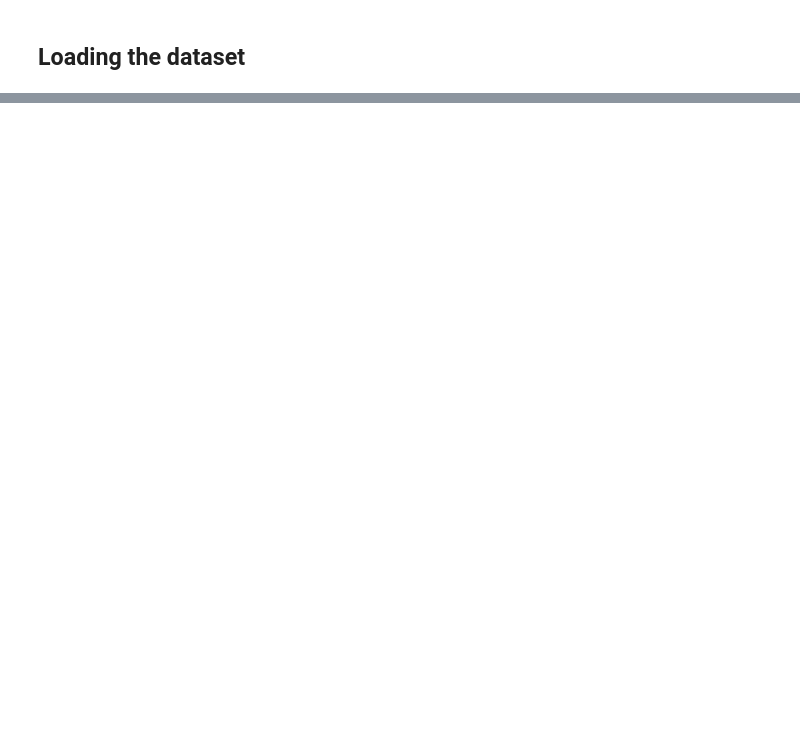
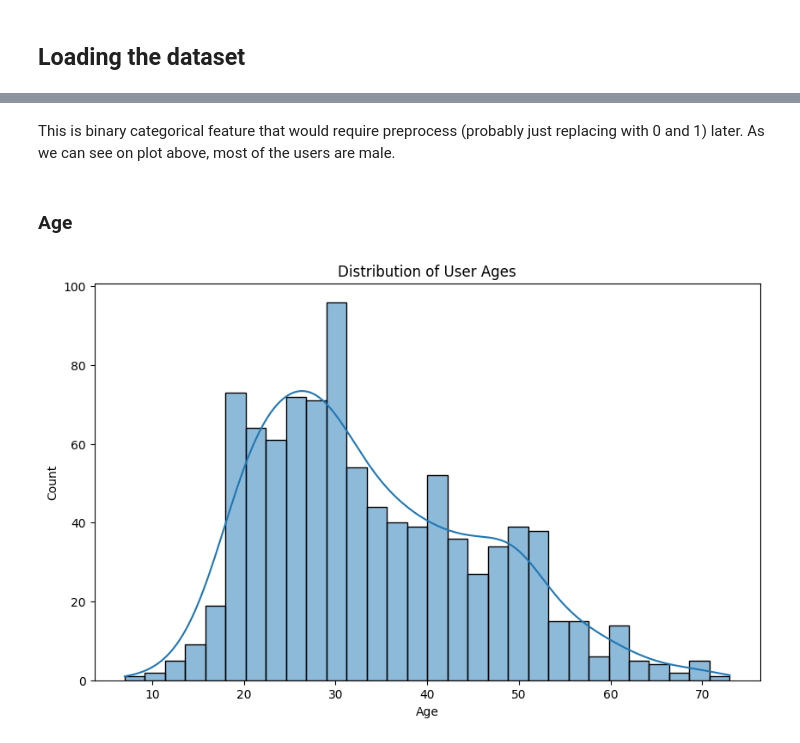
Before and after one commit to eivankin/movie-recommender-system, a Jupyter notebook: notebooks/1.0-eda.ipynb, the cells around one changed output, grey strips where cells are left out. Saved outputs shown, nothing was run; the diff lists cells and outputs as text; code cells hidden in the pictures; blank space fills up the shorter version.

```diff
--- a/notebooks/1.0-eda.ipynb
+++ b/notebooks/1.0-eda.ipynb
@@ -20,0 +91,13 @@ TODO: make separate notebook/script for preprocessing
+# %% [markdown]
+This is binary categorical feature that would require preprocess (probably just replacing with 0 and 1) later. As we can see on plot above, most of the users are male.
+# %% [markdown]
+### Age
+# %%
+plt.figure(figsize=(10, 6))
+sns.histplot(users_df.age, bins=30, kde=True)
+plt.title("Distribution of User Ages")
+plt.xlabel("Age")
+plt.ylabel("Count")
+plt.show()
+# %% [output]
+[figure, added]
```
Also changed, not shown: parts of 47 cells of this notebook, 4 other files.
